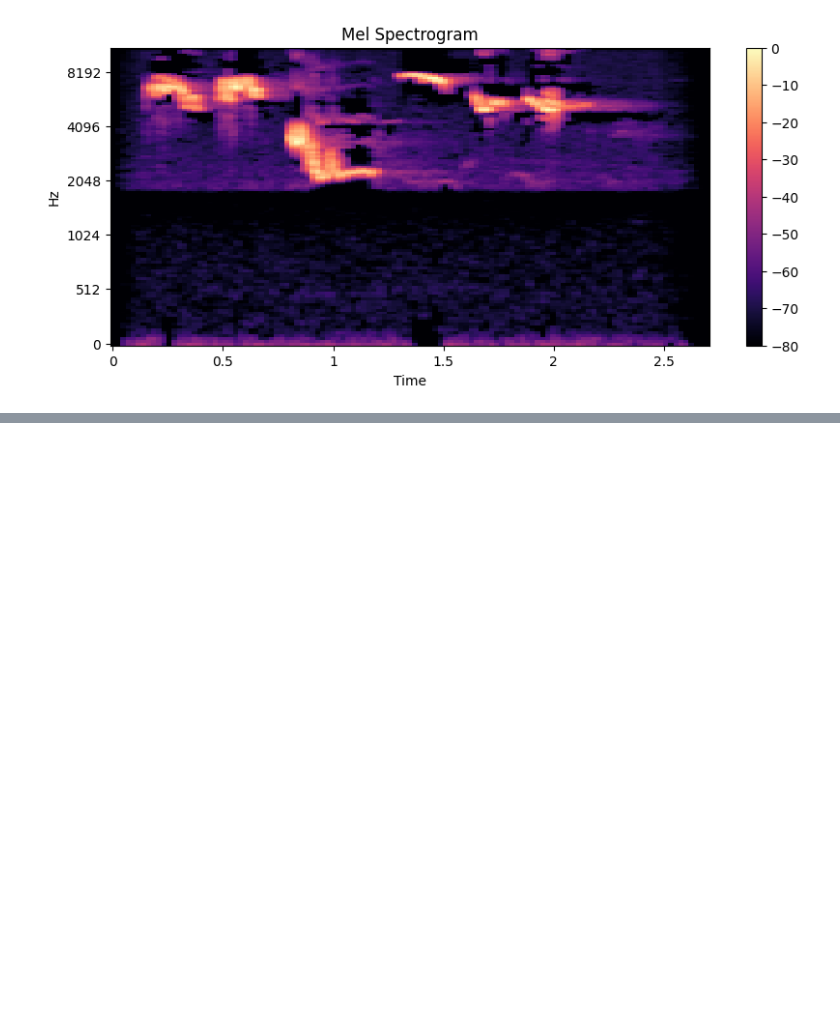
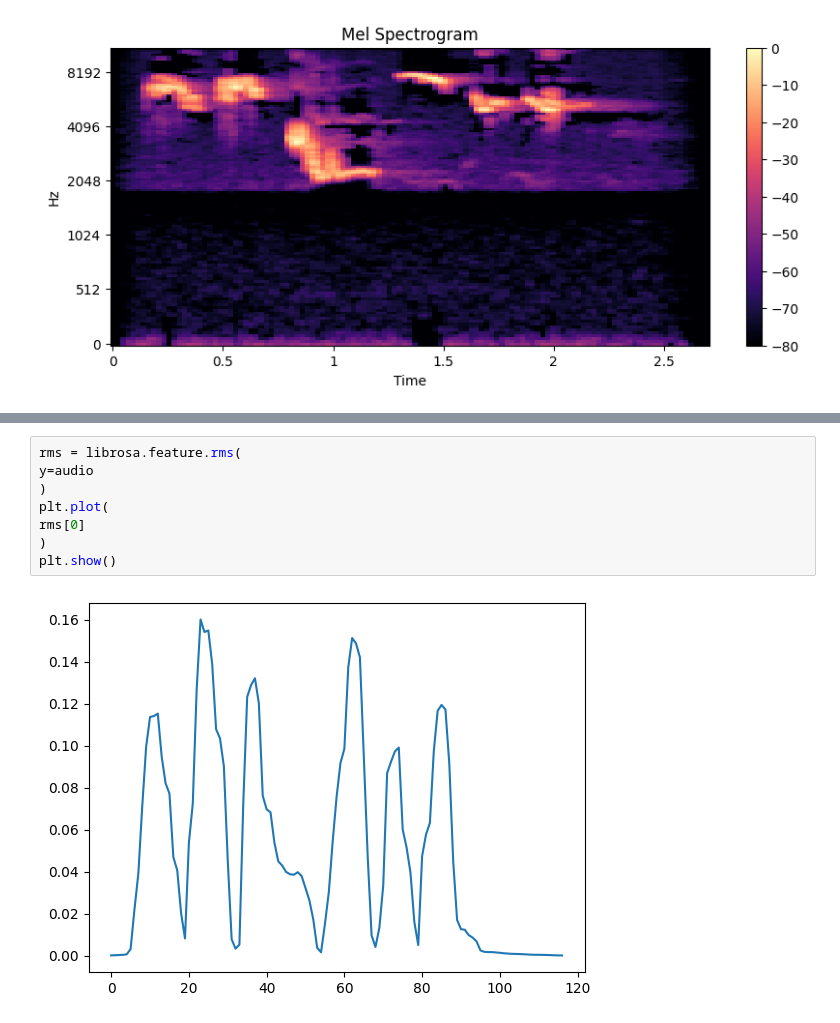
Before and after one commit to luqman-x/Pytorch-Practices, a Jupyter notebook: Py_Torch_Practices/Respiratory Audio CNN/librosa_fundementals.ipynb, the cells around one changed output, grey strips where cells are left out. Saved outputs shown, nothing was run; the diff lists cells and outputs as text; blank space fills up the shorter version.

```diff
--- a/Py_Torch_Practices/Respiratory Audio CNN/librosa_fundementals.ipynb
+++ b/Py_Torch_Practices/Respiratory Audio CNN/librosa_fundementals.ipynb
@@ -132,0 +186,10 @@ plt.show()
+# %%
+rms = librosa.feature.rms(
+y=audio
+)
+plt.plot(
+rms[0]
+)
+plt.show()
+# %% [output]
+[figure, added]
```
Also changed, not shown: parts of 12 cells of this notebook.
